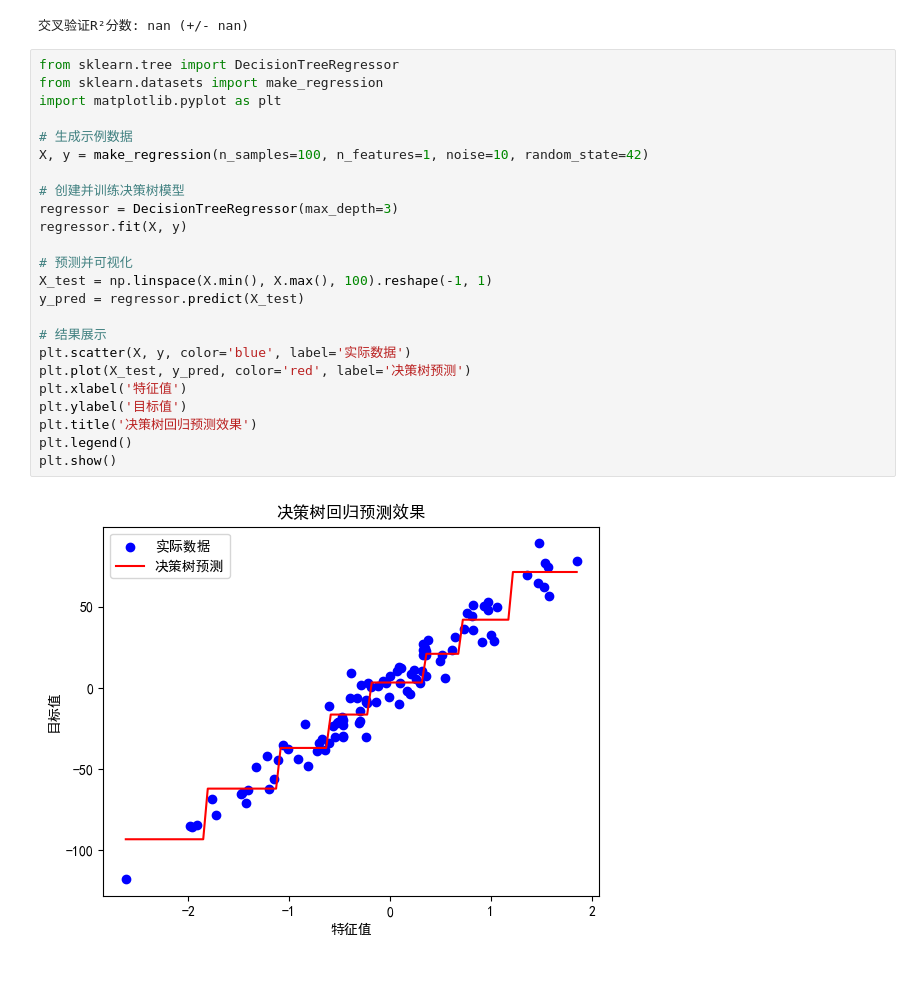
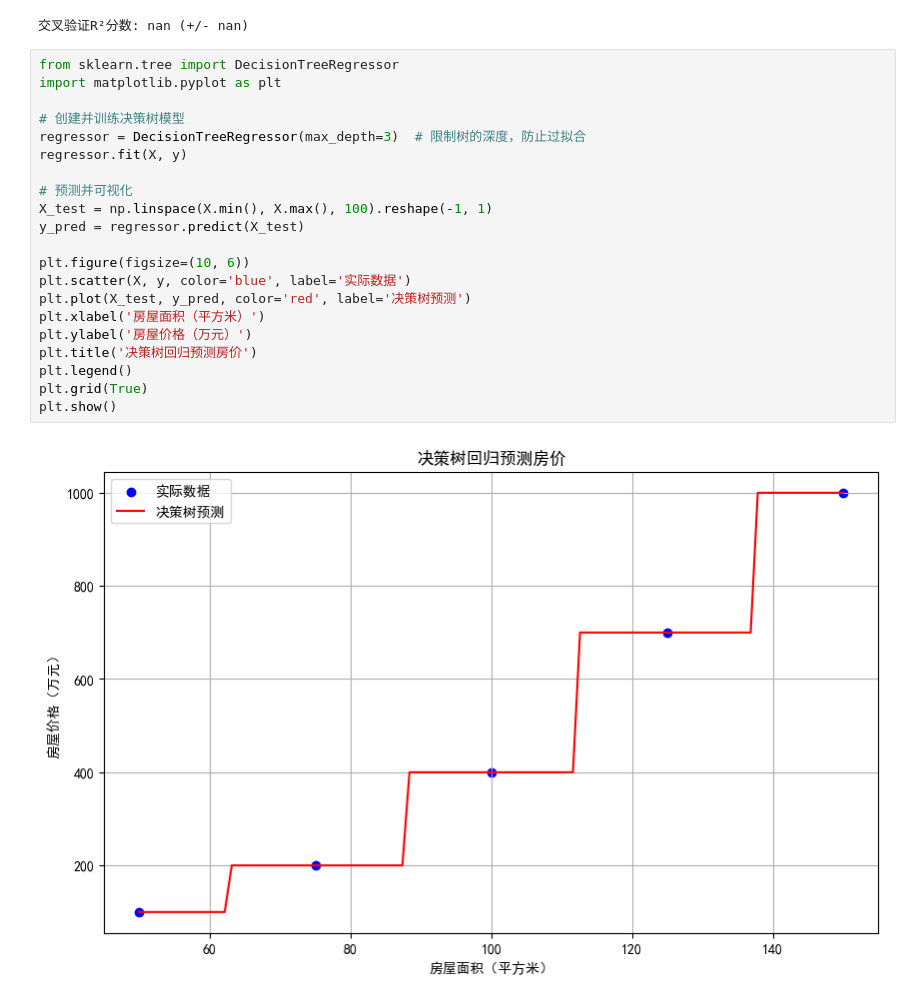
Before and after one commit to im47cn/im47cn.github.io, a Jupyter notebook: assets/notebook/regression.ipynb, the cells around one changed output. Cells and saved outputs as stored; diff of their text form; blank space fills up the shorter version.

```diff
--- a/assets/notebook/regression.ipynb
+++ b/assets/notebook/regression.ipynb
@@ -92,29 +103,26 @@ print(f"交叉验证R²分数: {scores.mean():.3f} (+/- {scores.std() * 2:.3f})"
 交叉验证R²分数: nan (+/- nan)
 # %%
 from sklearn.tree import DecisionTreeRegressor
-from sklearn.datasets import make_regression
 import matplotlib.pyplot as plt
 
-# 生成示例数据
-X, y = make_regression(n_samples=100, n_features=1, noise=10, random_state=42)
-
 # 创建并训练决策树模型
-regressor = DecisionTreeRegressor(max_depth=3)
+regressor = DecisionTreeRegressor(max_depth=3)  # 限制树的深度，防止过拟合
 regressor.fit(X, y)
 
 # 预测并可视化
 X_test = np.linspace(X.min(), X.max(), 100).reshape(-1, 1)
 y_pred = regressor.predict(X_test)
 
-# 结果展示
+plt.figure(figsize=(10, 6))
 plt.scatter(X, y, color='blue', label='实际数据')
 plt.plot(X_test, y_pred, color='red', label='决策树预测')
-plt.xlabel('特征值')
-plt.ylabel('目标值')
-plt.title('决策树回归预测效果')
+plt.xlabel('房屋面积（平方米）')
+plt.ylabel('房屋价格（万元）')
+plt.title('决策树回归预测房价')
 plt.legend()
+plt.grid(True)
 plt.show()
 # %% [output]
-[figure, old version]
+[figure, new version]
 # %%
 import pandas as pd
```
Also changed, not shown: parts of 7 cells of this notebook, 3 other files.
